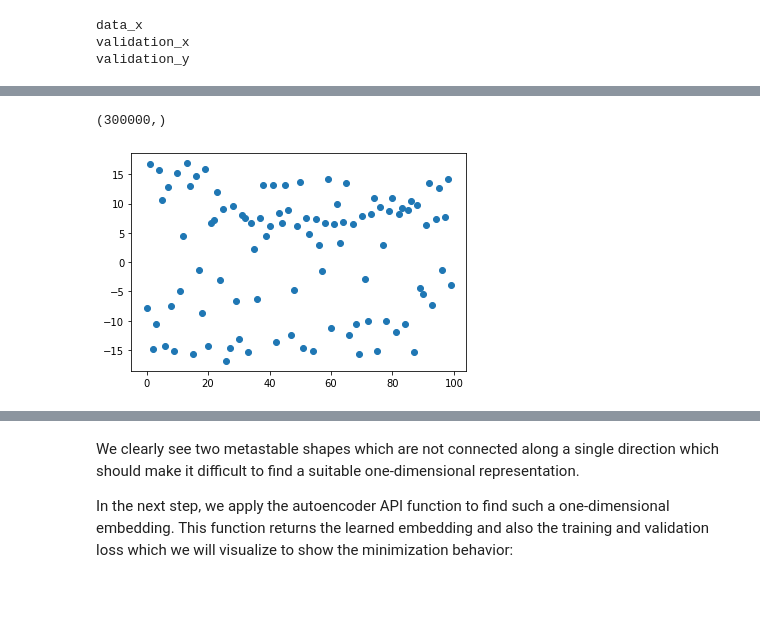
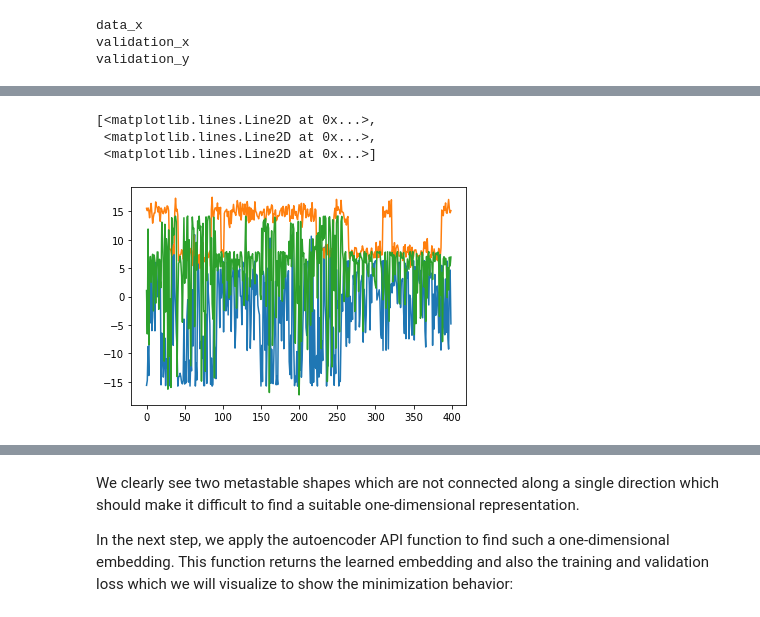
Before and after one commit to MQSchleich/deeptime, a Jupyter notebook: time-lagged-autoencoder/notebooks/Homework.ipynb, the cells around one changed output, grey strips where cells are left out. Drawn from its saved outputs; the diff is of its cells as text; code cells hidden in the pictures.

```diff
--- a/time-lagged-autoencoder/notebooks/Homework.ipynb
+++ b/time-lagged-autoencoder/notebooks/Homework.ipynb
@@ -32,13 +27,7 @@ plt.show()
-# %%
-
-def flatten_matrix(matrix):
-    vector = matrix.flatten()
-    return vector
-data_x_flatten = data_x.flatten()
-print(np.shape(data_x_flatten))
-y = np.arange(0, len(data_x_flatten), 1)
-plt.scatter(y[0:100], data_x_flatten[0:100])
-plt.show()
-# %% [output]
-(300000,)
-[figure, removed]
+# %%
+plt.plot(x_train[0:400])
+# %% [output]
+[<matplotlib.lines.Line2D at 0x...>,
+ <matplotlib.lines.Line2D at 0x...>,
+ <matplotlib.lines.Line2D at 0x...>]
+[figure, added]
```
Also changed, not shown: parts of 19 cells of this notebook, 1 other file.
